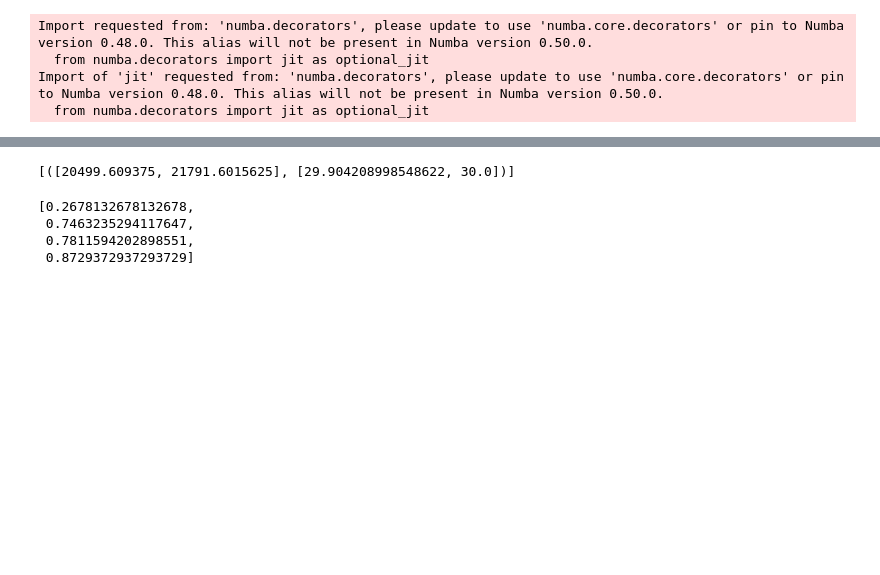
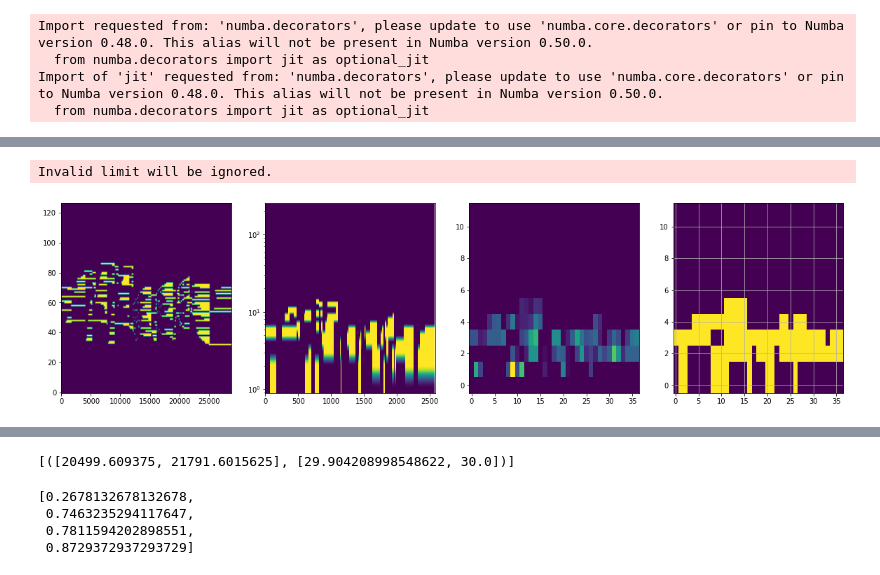
Before and after one commit to nicolasfigueiredo/integration, a Jupyter notebook: notebooks/cost-experiment/check_pct_refinement.ipynb, the cells around one changed output, grey strips where cells are left out. Saved outputs shown, nothing was run; the diff lists cells and outputs as text; code cells hidden in the pictures; blank space fills up the shorter version.

```diff
--- a/notebooks/cost-experiment/check_pct_refinement.ipynb
+++ b/notebooks/cost-experiment/check_pct_refinement.ipynb
@@ -108,0 +160,19 @@ spec.shape[1]
+# %%
+plt.figure(figsize=[20,5])
+
+plt.subplot(1,4,1)
+plt.imshow(np.array(proll > 0, dtype=int), origin='lower', aspect='auto')
+
+plt.subplot(1,4,2)
+plt.yscale('log')
+plt.imshow(np.array(tfp > 0, dtype=int), origin='lower', aspect='auto')
+
+plt.subplot(1,4,3)
+plt.imshow(proll_den, origin='lower', aspect='auto')
+
+plt.subplot(1,4,4)
+plt.imshow(np.array(proll_den > 0, dtype=int), origin='lower', aspect='auto')
+plt.grid()
+# %% [output]
+Invalid limit will be ignored.
+[figure, added]
```
Also changed, not shown: parts of 17 cells of this notebook, 12 other files.
